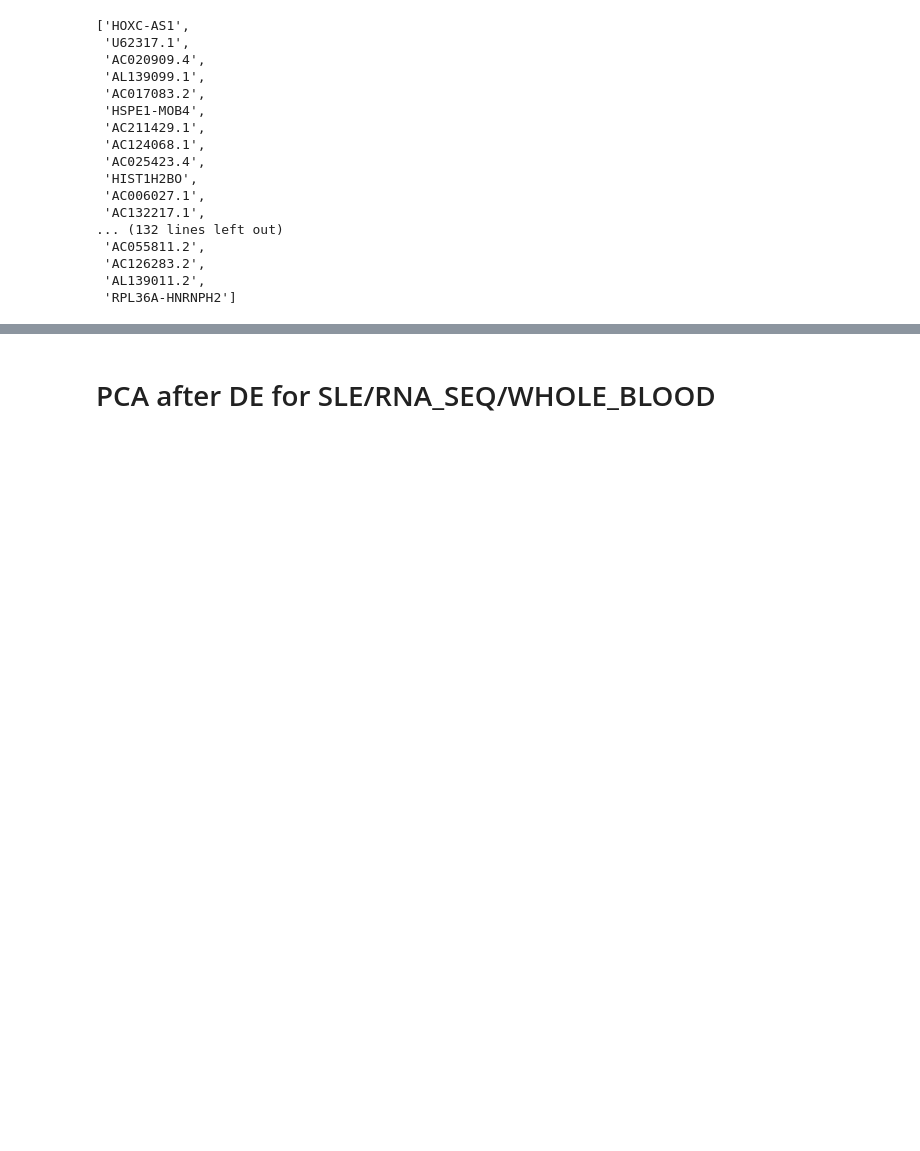
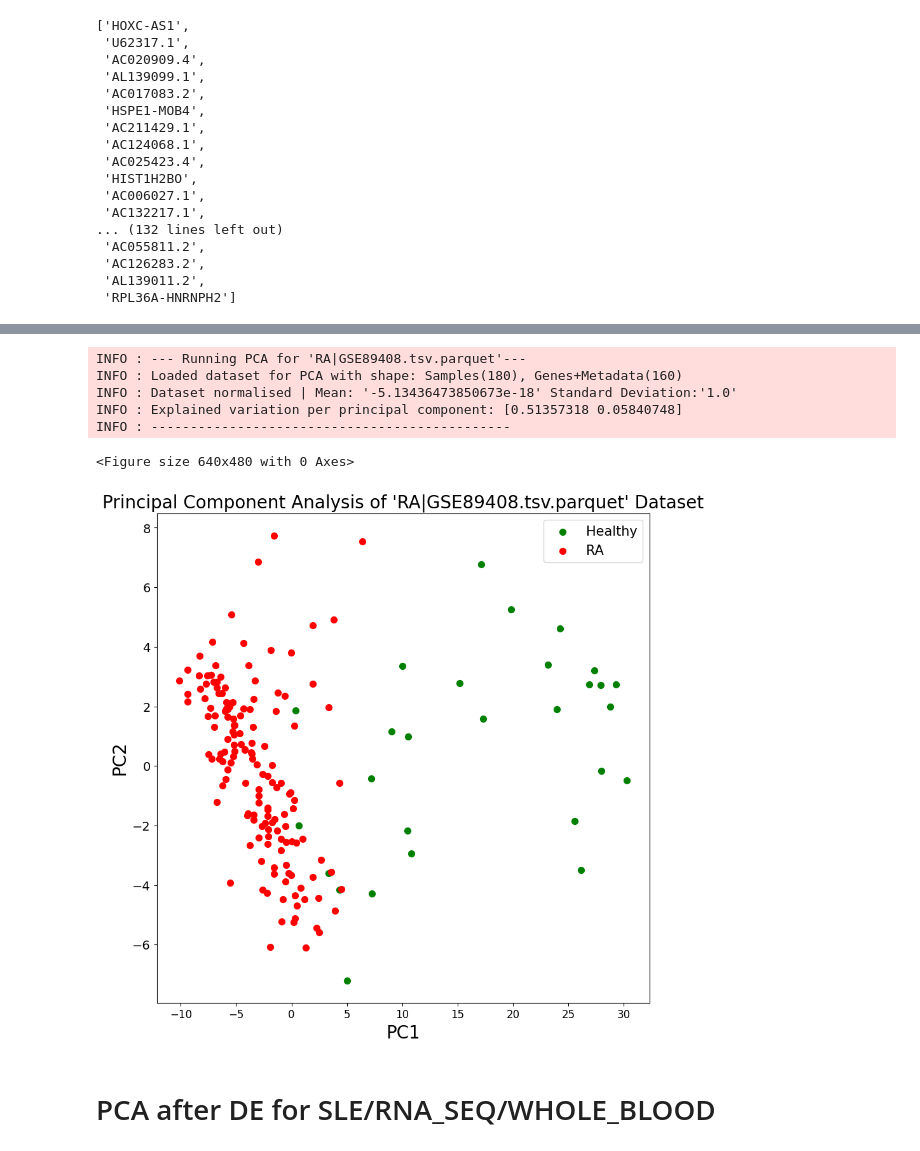
Before and after one commit to thelgis/applied-bioinformatics-thesis, a Jupyter notebook: notebooks/6_PCA_After_DE.ipynb, the cells around one changed output, grey strips where cells are left out. Saved outputs shown, nothing was run; the diff lists cells and outputs as text; code cells hidden in the pictures; blank space fills up the shorter version.

Commit message:
WIP: EdgeR DE and PCA for dataset: RA/RNA_SEQ/SYNOVIAL_MEMBRANE (Only GSE89408)

```diff
--- a/notebooks/6_PCA_After_DE.ipynb
+++ b/notebooks/6_PCA_After_DE.ipynb
@@ -75,0 +77,8 @@ INFO : ----------------------------------------------
+# %%
+de_genes_ra_GSE89408_synovial = (
+    pl
+    .read_csv(f"{results_path}/RA_GSE89408/edgeR_de_genes.csv", has_header=True)
+    .to_series()
+    .to_list()
+)
+len(de_genes_ra_GSE89408_synovial)
@@ -76,3 +107,28 @@ INFO : ----------------------------------------------
+# %%
+PcaHelper(
+    FileDataLoader(
+        condition=Condition.RA,
+        file_name="GSE89408.tsv.parquet",
+        genes=de_genes_ra_GSE89408_synovial
+    ),
+    files_path,
+    metadata_path,
+    datasets_info_path
+).draw(
+    column_that_defines_colors="Condition",
+    target_colors=[
+        ("Healthy", "g"),
+        (Condition.RA.name, "r")
+    ]
+)
+# %% [output]
+INFO : --- Running PCA for 'RA|GSE89408.tsv.parquet'---
+INFO : Loaded dataset for PCA with shape: Samples(180), Genes+Metadata(160)
+INFO : Dataset normalised | Mean: '-5.13436473850673e-18' Standard Deviation:'1.0'
+INFO : Explained variation per principal component: [0.51357318 0.05840748]
+INFO : ----------------------------------------------
+<Figure size 640x480 with 0 Axes>
+[figure, added]
 # %% [markdown]
 # PCA after DE for SLE/RNA_SEQ/WHOLE_BLOOD
 # %%
```
Also changed, not shown: parts of 10 cells of this notebook, 9 other files.
